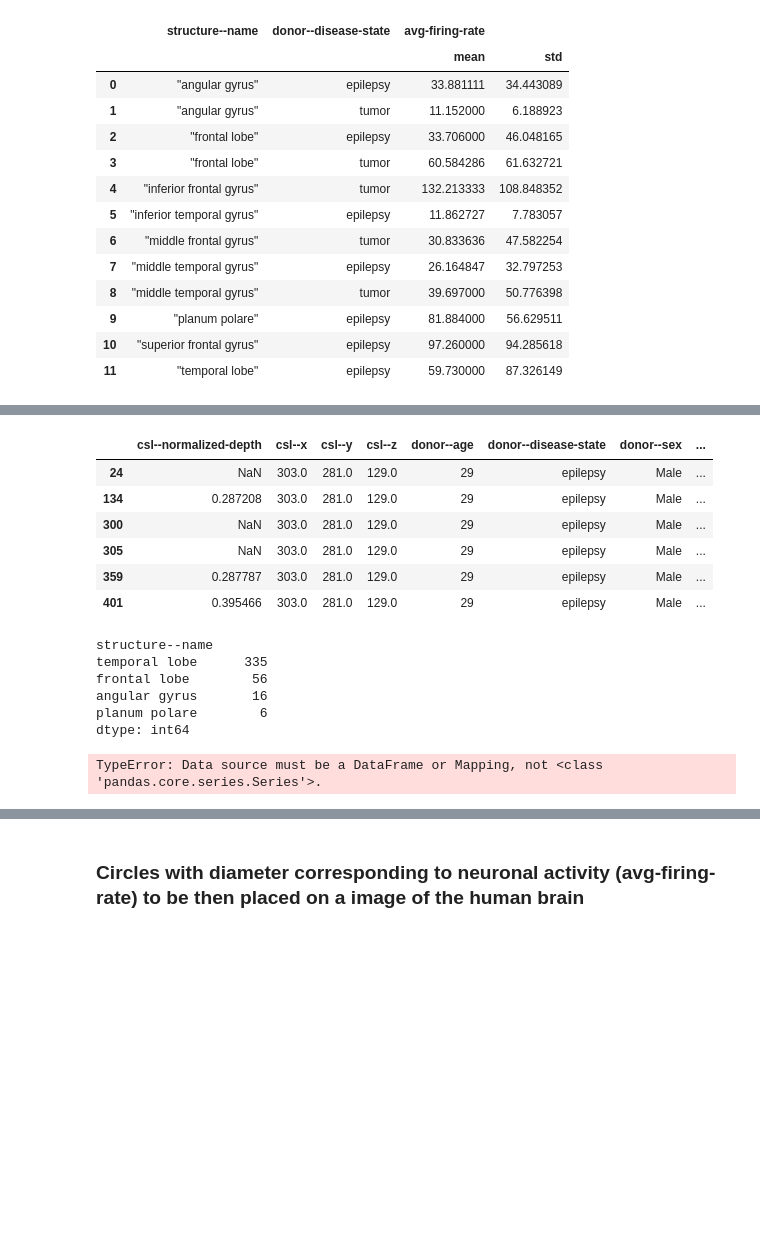
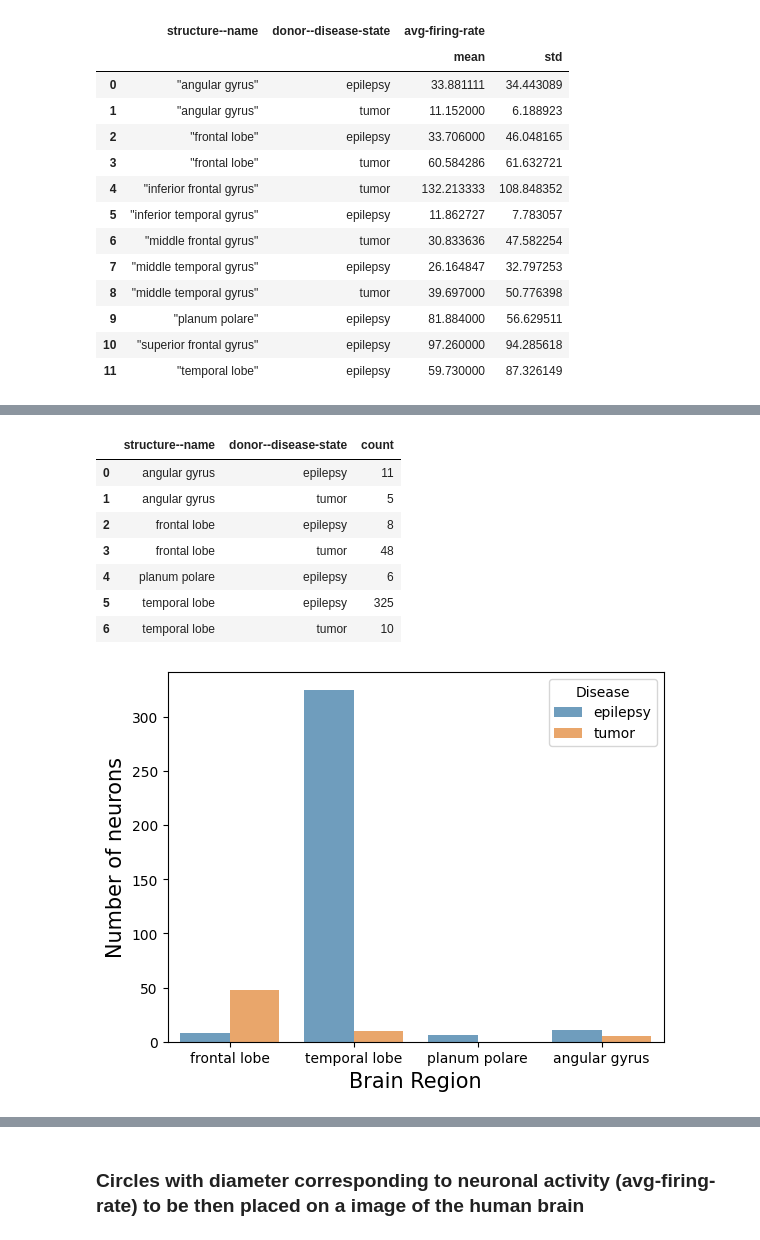
Before and after one commit to LauraMonni1/Project_Human-Brain-Neurons-Analysis, a Jupyter notebook: notebooks/Draft_human_all.ipynb, the cells around one changed output, grey strips where cells are left out. Saved outputs shown, nothing was run; the diff lists cells and outputs as text; code cells hidden in the pictures; blank space fills up the shorter version.

```diff
--- a/notebooks/Draft_human_all.ipynb
+++ b/notebooks/Draft_human_all.ipynb
@@ -402,14 +367,3 @@ sns.violinplot(data=df, x="structure--name", y=df["avg-firing-rate"], hue="donor
-# %%
-df_planum = df[df["structure--name"] == "planum polare"]
-df_planum
-# %% [output]
-|  | csl--normalized-depth | csl--x | csl--y | csl--z | donor--age | donor--disease-state | donor--sex | ... |
-| 24 | NaN | 303.0 | 281.0 | 129.0 | 29 | epilepsy | Male | ... |
-| 134 | 0.287208 | 303.0 | 281.0 | 129.0 | 29 | epilepsy | Male | ... |
-| 300 | NaN | 303.0 | 281.0 | 129.0 | 29 | epilepsy | Male | ... |
-| 305 | NaN | 303.0 | 281.0 | 129.0 | 29 | epilepsy | Male | ... |
-| 359 | 0.287787 | 303.0 | 281.0 | 129.0 | 29 | epilepsy | Male | ... |
-| 401 | 0.395466 | 303.0 | 281.0 | 129.0 | 29 | epilepsy | Male | ... |
 # %%
 def categorize_regions(df):
 
@@ -433,23 +385,25 @@ df["structure--name"] == "planum polare"
 # %%
-count_structures = {}
-
-count_cells = df[["structure--name"]].value_counts()
+count_cells = df.groupby(["structure--name", "donor--disease-state"]).size().reset_index(name="count")
 count_cells
 # %% [output]
-structure--name
-temporal lobe      335
-frontal lobe        56
-angular gyrus       16
-planum polare        6
-dtype: int64
+|  | structure--name | donor--disease-state | count |
+| 0 | angular gyrus | epilepsy | 11 |
+| 1 | angular gyrus | tumor | 5 |
+| 2 | frontal lobe | epilepsy | 8 |
+| 3 | frontal lobe | tumor | 48 |
+| 4 | planum polare | epilepsy | 6 |
+| 5 | temporal lobe | epilepsy | 325 |
+| 6 | temporal lobe | tumor | 10 |
 # %%
-point_count_region = sns.scatterplot(data=count_cells, x = "structure--name", y= count_cells, hue = "donor--disease-state", s=150, alpha = 0.3)
-# (alpha = transparency, the more the data points overlap, the more is the contrast of the scatter points
-point_age_region.set_xlabel("Brain Region", fontsize=15)
-point_age_region.set_ylabel("Patient Age", fontsize=15)
-plt.legend(title = "Disease", prop = {"size" : 10}, bbox_to_anchor=(1.25, 0.91), loc = "center right")
+bar_count_region = sns.barplot(data=count_cells, x="structure--name", y="count",
+                                   order=["frontal lobe", "temporal lobe", "planum polare", "angular gyrus"],
+                                   hue="donor--disease-state", alpha = 0.7)
+bar_count_region.set_xlabel("Brain Region", fontsize=15)
+bar_count_region.set_ylabel("Number of neurons", fontsize=15)
+plt.legend(title = "Disease")
+plt.savefig("bar_count_region.png")
 # %% [output]
-TypeError: Data source must be a DataFrame or Mapping, not <class 'pandas.core.series.Series'>.
+[figure, added]
 # %%
 violin_firing_region = sns.violinplot(data=df, x="structure--name", y="avg-firing-rate", hue="donor--disease-state", alpha = 0.7)
 violin_firing_region.set_xlabel("Brain Region", fontsize=15)
```
Also changed, not shown: parts of 31 cells of this notebook, 8 other files.
